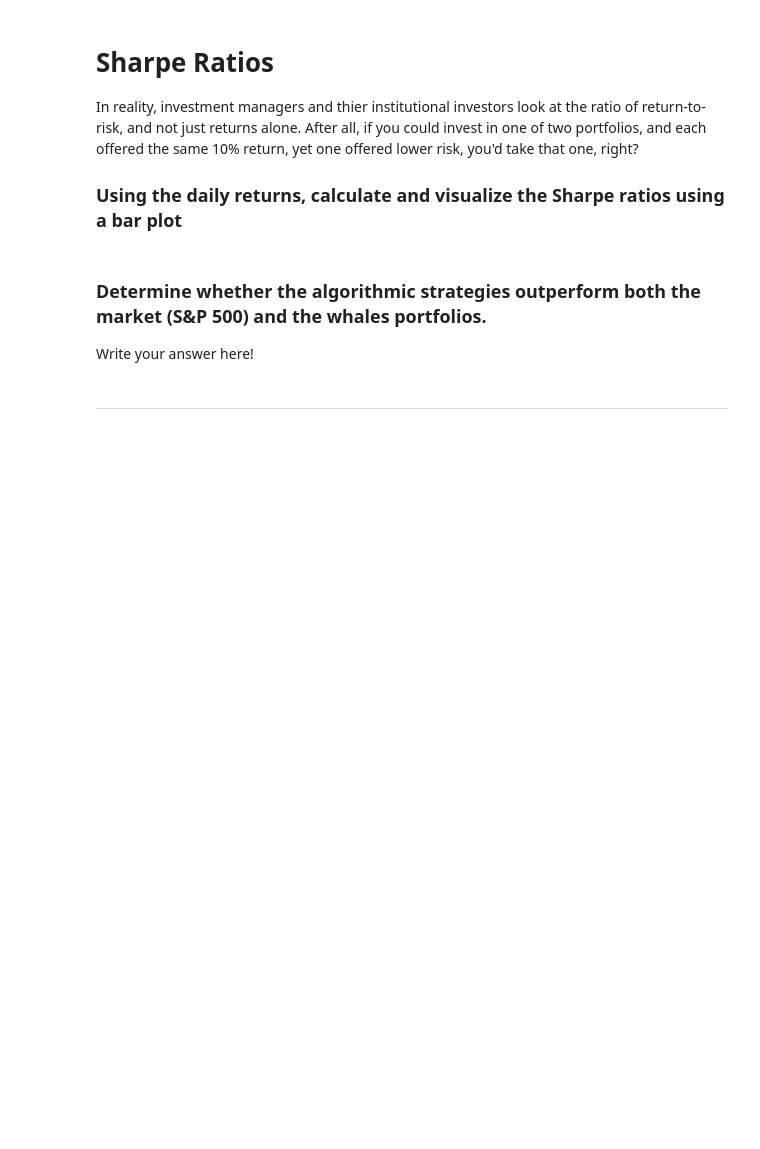
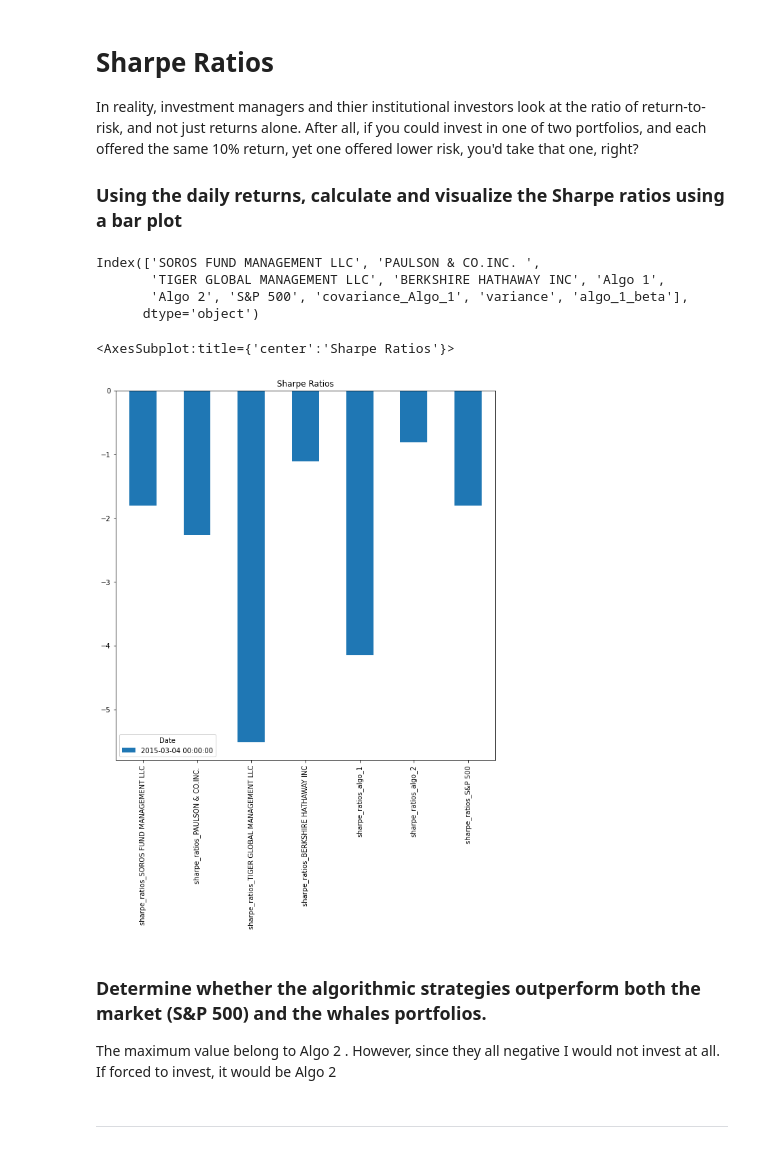
Before and after one commit to vdshulyak/python-pandas, a Jupyter notebook: whale_analysis.ipynb, the cells around one changed output. Drawn from its saved outputs; the diff is of its cells as text; code cells hidden in the pictures; blank space fills up the shorter version.

```diff
--- a/whale_analysis.ipynb
+++ b/whale_analysis.ipynb
@@ -317,0 +334,9 @@ In reality, investment managers and thier institutional investors look at the ra
+# %%
+x = combined_df.columns
+
+print(x)
+# %% [output]
+Index(['SOROS FUND MANAGEMENT LLC', 'PAULSON & CO.INC. ',
+       'TIGER GLOBAL MANAGEMENT LLC', 'BERKSHIRE HATHAWAY INC', 'Algo 1',
+       'Algo 2', 'S&P 500', 'covariance_Algo_1', 'variance', 'algo_1_beta'],
+      dtype='object')
@@ -318,9 +391,13 @@ In reality, investment managers and thier institutional investors look at the ra
 # %%
 # Visualize the sharpe ratios as a bar plot
+combined_sharpe_ratio.plot(kind="bar", title="Sharpe Ratios", figsize = (10,10))
+# %% [output]
+<AxesSubplot:title={'center':'Sharpe Ratios'}>
+[figure, added]
 # %% [markdown]
 ### Determine whether the algorithmic strategies outperform both the market (S&P 500) and the whales portfolios.
 
-Write your answer here!
+The maximum value belong to Algo 2 . However, since they all negative I would not invest at all. If forced to invest, it would be Algo 2
 # %% [markdown]
 ---
 # %% [markdown]
```
Also changed, not shown: parts of 33 cells of this notebook.
